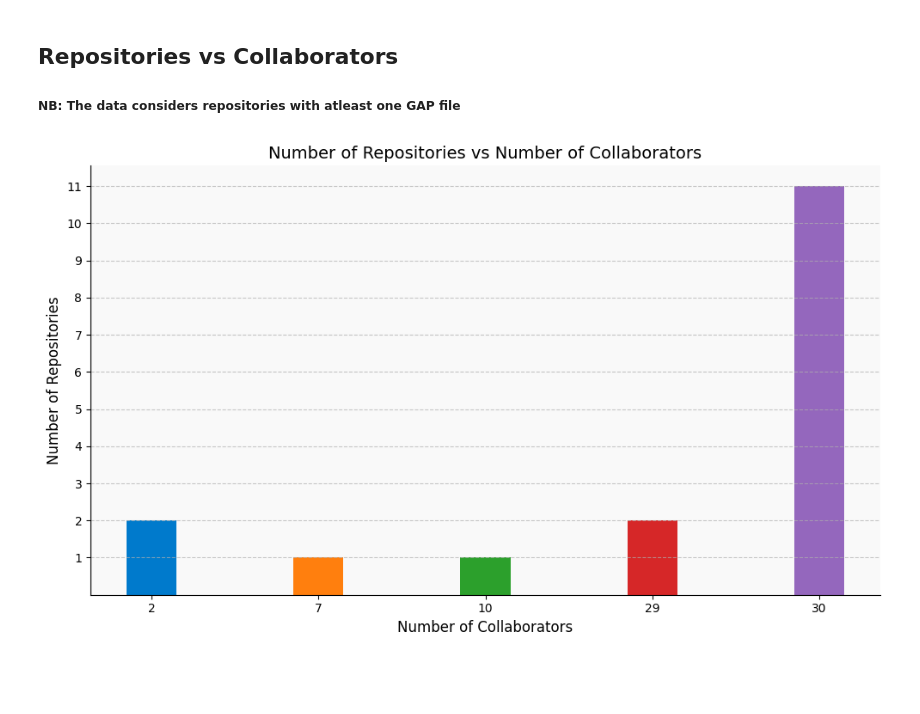
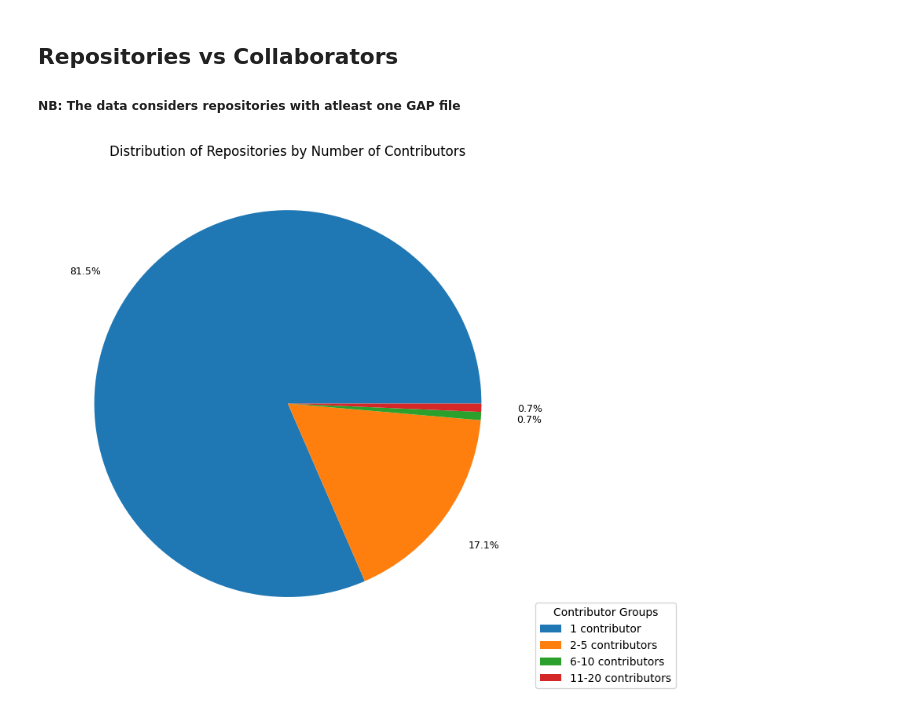
Before and after one commit to kiranbaby14/Analysis-of-GAP-programming-practices-on-GitHub, a Jupyter notebook: notebooks/Analysis_of_GAP_repositories.ipynb, the cells around one changed output. Cells and saved outputs as stored; diff of their text form; code cells hidden in the pictures; blank space fills up the shorter version.

```diff
--- a/notebooks/Analysis_of_GAP_repositories.ipynb
+++ b/notebooks/Analysis_of_GAP_repositories.ipynb
@@ -147,53 +154,32 @@ plt.show()
 # %% [markdown]
 ## Repositories vs Collaborators
 ##### NB: The data considers repositories with atleast one GAP file
-# %%
-# Group by Year and Count
-repositories_vs_contributors = repository_df.groupby("Number of Contributors").size()
-
-# Remove the values with zero (Number of Contributors not equal to zero)
-#repositories_vs_contributors = repositories_vs_contributors.loc[repositories_vs_contributors.values != 0]
-
-# Visualize the data with custom style
-plt.figure(figsize=(10, 6))
-
-# Custom color scheme for bars
-# Acknowledgment: The following colour codes are used from https://www.colorhexa.com/.
-bar_colors = ['#007ACC', '#FF7F0E', '#2CA02C', '#D62728', '#9467BD', '#8C564B']
-
-# Custom bar width and gap
-bar_width = 0.3
-bar_gap = 0.1
-
-# Plot the bar chart
-plt.bar(range(len(repositories_vs_contributors)), repositories_vs_contributors.values, width=bar_width, color=bar_colors)
-
-# Styling the chart
-plt.xlabel("Number of Collaborators", fontsize=12)
-plt.ylabel("Number of Repositories", fontsize=12)
-plt.title("Number of Repositories vs Number of Collaborators", fontsize=14)
-
-# Custom font for tick labels
-plt.xticks(range(len(repositories_vs_contributors)), repositories_vs_contributors.index, fontsize=10)
-plt.yticks(range(int(repositories_vs_contributors.values.min()), int(repositories_vs_contributors.values.max()) + 1))
-
-# Add grid lines
-plt.grid(axis='y', linestyle='--', alpha=0.7)
-
-# Remove top and right spines
-plt.gca().spines['top'].set_visible(False)
-plt.gca().spines['right'].set_visible(False)
-
-# Customize the background color
-# Acknowledgment: The following colour code is used from https://www.colorhexa.com/.
-plt.gca().set_facecolor('#F9F9F9')
-
-plt.tight_layout()  # Adjust spacing to prevent label overlap
-
-# Save the plot as a PNG image
-output_path = '../output/repository_vs_collaborators.png'
-plt.savefig(output_path,  dpi=400, bbox_inches='tight')
-
-plt.show()
-# %% [output]
-[figure, removed]
+# %%
+# The code to create pie chart is referred from https://matplotlib.org/stable/gallery/pie_and_polar_charts/pie_and_donut_labels.html
+
+bins = [0, 1, 5, 10, 20, 50, float("inf")]
+labels = ["1 contributor", "2-5 contributors", "6-10 contributors", "11-20 contributors", "21-50 contributors", "50+ contributors"]
+repository_df["Contributor Group"] = pd.cut(repository_df["Number of Contributors"], bins=bins, labels=labels)
+contributor_groups = repository_df["Contributor Group"].value_counts()
+
+contributor_groups = contributor_groups[contributor_groups > 0]
+labels = contributor_groups.index
+plt.figure(figsize=(8, 8))
+
+wedges, texts, autotexts = plt.pie(contributor_groups, autopct='%1.1f%%', pctdistance=1.25)
+
+plt.legend(wedges, labels,
+          title="Contributor Groups",
+          loc="center left",
+          bbox_to_anchor=(1, 0, 0.5, 0))
+
+plt.setp(autotexts, size=9)
+
+plt.title("Distribution of Repositories by Number of Contributors")
+# Save the plot as a PNG image
+output_path = '../output/repository_vs_collaborators.png'
+plt.savefig(output_path,  dpi=400, bbox_inches='tight')
+
+plt.show()
+# %% [output]
+[figure, added]
```
Also changed, not shown: parts of 5 cells of this notebook, 3 other files.
